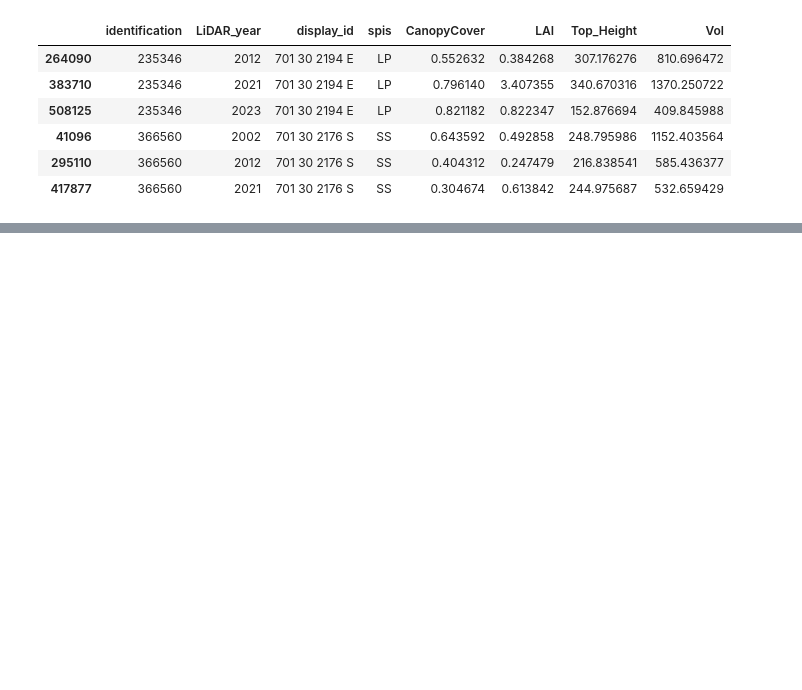
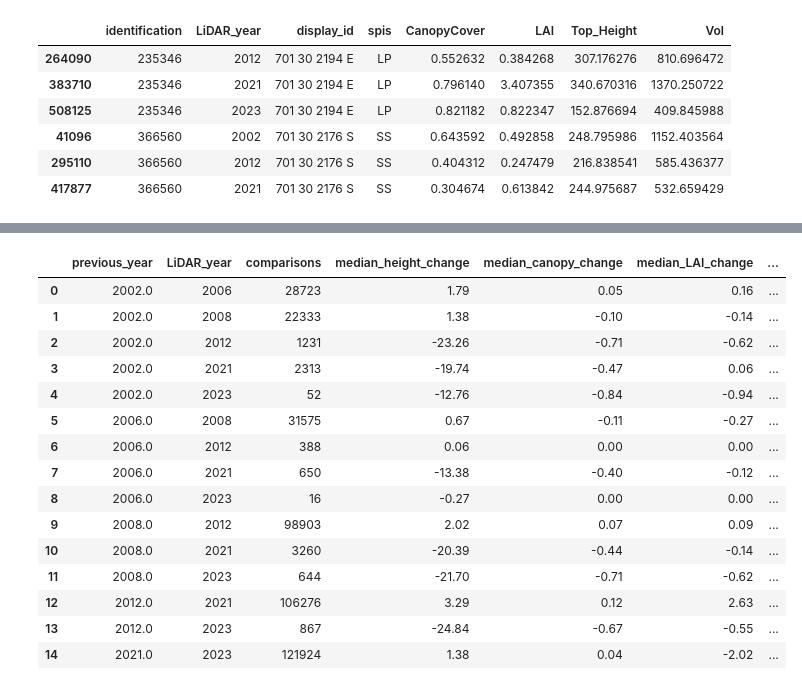
Before and after one commit to shreeyagorasia/forest_diss, a Jupyter notebook: data_exploration_gpkg/notebooks/lidar_years_data_understanding.ipynb, the cells around one changed output, grey strips where cells are left out. Drawn from its saved outputs; the diff is of its cells as text; code cells hidden in the pictures; blank space fills up the shorter version.

```diff
--- a/data_exploration_gpkg/notebooks/lidar_years_data_understanding.ipynb
+++ b/data_exploration_gpkg/notebooks/lidar_years_data_understanding.ipynb
@@ -1317,0 +1848,31 @@ Record the main year-specific distribution patterns and unusual records here. St
+# %%
+# Summarise changes where the same plot ID was measured again.
+# 'previous_year' is the previous available observation for that plot, so some
+# comparisons skip survey years. Changes are absolute, not annual rates.
+change_summary = (
+    plot_changes.groupby(["previous_year", "LiDAR_year"])
+    .agg(comparisons=("identification", "size"),
+         median_height_change=("Top_Height_change", "median"),
+         median_canopy_change=("CanopyCover_change", "median"),
+         median_LAI_change=("LAI_change", "median"),
+         median_volume_change=("Vol_change", "median"))
+    .reset_index().round(2))
+
+display(change_summary)
+# %% [output]
+|  | previous_year | LiDAR_year | comparisons | median_height_change | median_canopy_change | median_LAI_change | ... |
+| 0 | 2002.0 | 2006 | 28723 | 1.79 | 0.05 | 0.16 | ... |
+| 1 | 2002.0 | 2008 | 22333 | 1.38 | -0.10 | -0.14 | ... |
+| 2 | 2002.0 | 2012 | 1231 | -23.26 | -0.71 | -0.62 | ... |
+| 3 | 2002.0 | 2021 | 2313 | -19.74 | -0.47 | 0.06 | ... |
+| 4 | 2002.0 | 2023 | 52 | -12.76 | -0.84 | -0.94 | ... |
+| 5 | 2006.0 | 2008 | 31575 | 0.67 | -0.11 | -0.27 | ... |
+| 6 | 2006.0 | 2012 | 388 | 0.06 | 0.00 | 0.00 | ... |
+| 7 | 2006.0 | 2021 | 650 | -13.38 | -0.40 | -0.12 | ... |
+| 8 | 2006.0 | 2023 | 16 | -0.27 | 0.00 | 0.00 | ... |
+| 9 | 2008.0 | 2012 | 98903 | 2.02 | 0.07 | 0.09 | ... |
+| 10 | 2008.0 | 2021 | 3260 | -20.39 | -0.44 | -0.14 | ... |
+| 11 | 2008.0 | 2023 | 644 | -21.70 | -0.71 | -0.62 | ... |
+| 12 | 2012.0 | 2021 | 106276 | 3.29 | 0.12 | 2.63 | ... |
+| 13 | 2012.0 | 2023 | 867 | -24.84 | -0.67 | -0.55 | ... |
+| 14 | 2021.0 | 2023 | 121924 | 1.38 | 0.04 | -2.02 | ... |
```
Also changed, not shown: parts of 40 cells of this notebook, 9 other files.
